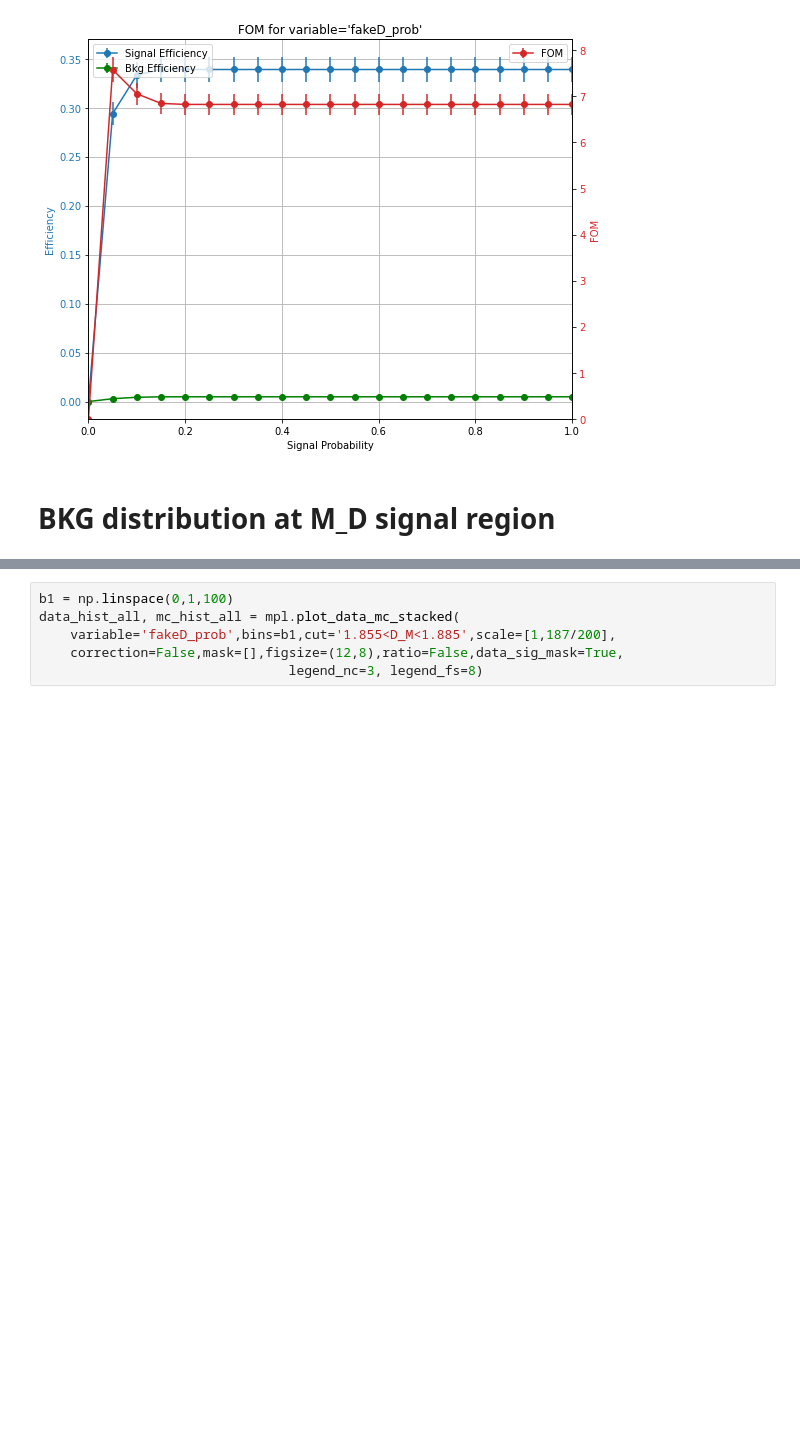
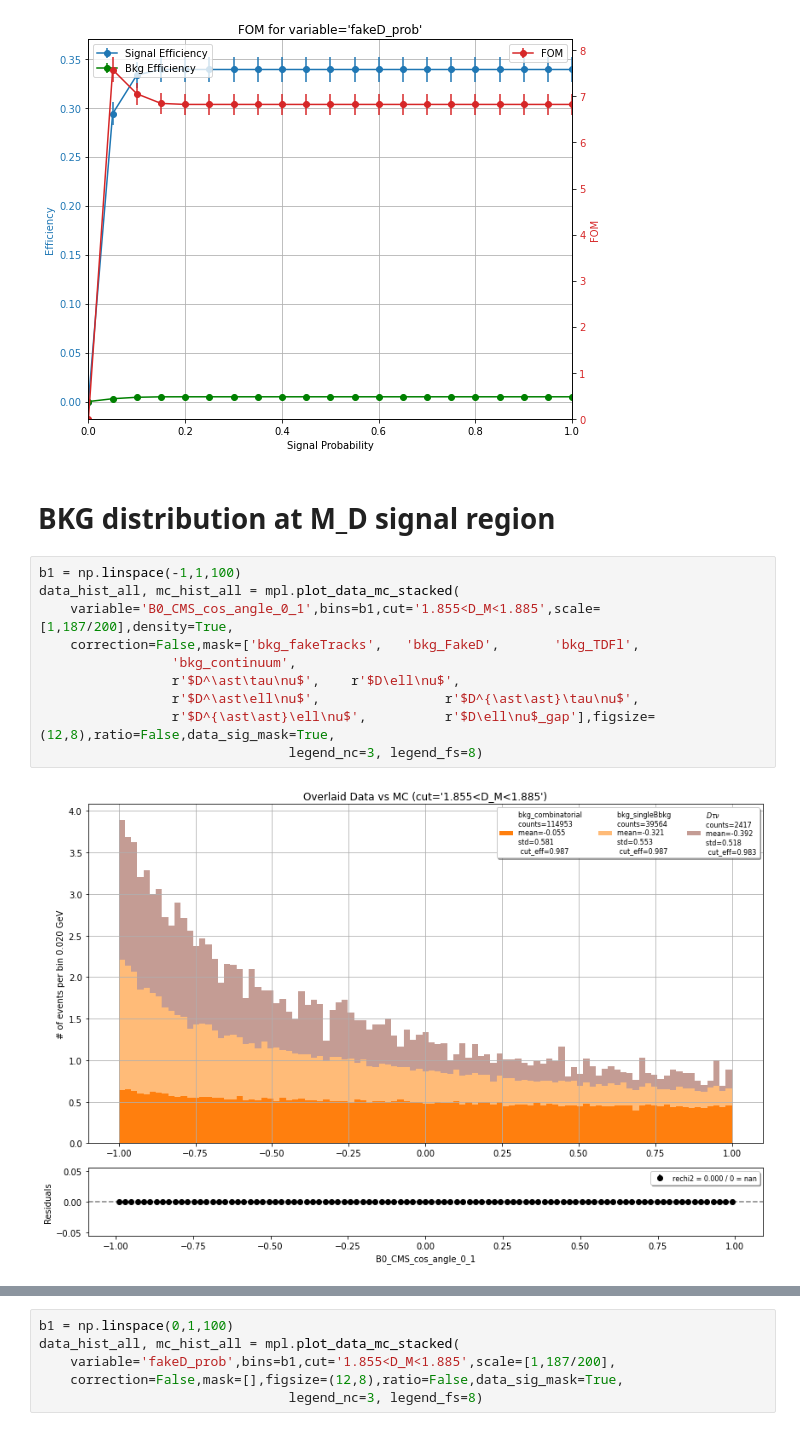
Before and after one commit to zjkjsd/inclusive_R_D, a Jupyter notebook: Notebooks/Plotting/2_PlotNtuple_control.ipynb, the cells around one changed output, grey strips where cells are left out. Drawn from its saved outputs; the diff is of its cells as text; blank space fills up the shorter version.

```diff
--- a/Notebooks/Plotting/2_PlotNtuple_control.ipynb
+++ b/Notebooks/Plotting/2_PlotNtuple_control.ipynb
@@ -127,3 +159,15 @@ mpl.plot_FOM(sigModes=[r'$D\tau\nu$'],bkgModes=['bkg_FakeD','bkg_TDFl','bkg_fake
 [figure]
 # %% [markdown]
 # BKG distribution at M_D signal region
+# %%
+b1 = np.linspace(-1,1,100)
+data_hist_all, mc_hist_all = mpl.plot_data_mc_stacked(
+    variable='B0_CMS_cos_angle_0_1',bins=b1,cut='1.855<D_M<1.885',scale=[1,187/200],density=True,
+    correction=False,mask=['bkg_fakeTracks',   'bkg_FakeD',       'bkg_TDFl',
+                 'bkg_continuum',
+                 r'$D^\ast\tau\nu$',    r'$D\ell\nu$',
+                 r'$D^\ast\ell\nu$',                r'$D^{\ast\ast}\tau\nu$',
+                 r'$D^{\ast\ast}\ell\nu$',          r'$D\ell\nu$_gap'],figsize=(12,8),ratio=False,data_sig_mask=True,
+                                legend_nc=3, legend_fs=8)
+# %% [output]
+[figure, added]
```
Also changed, not shown: parts of 17 cells of this notebook, 10 other files.
